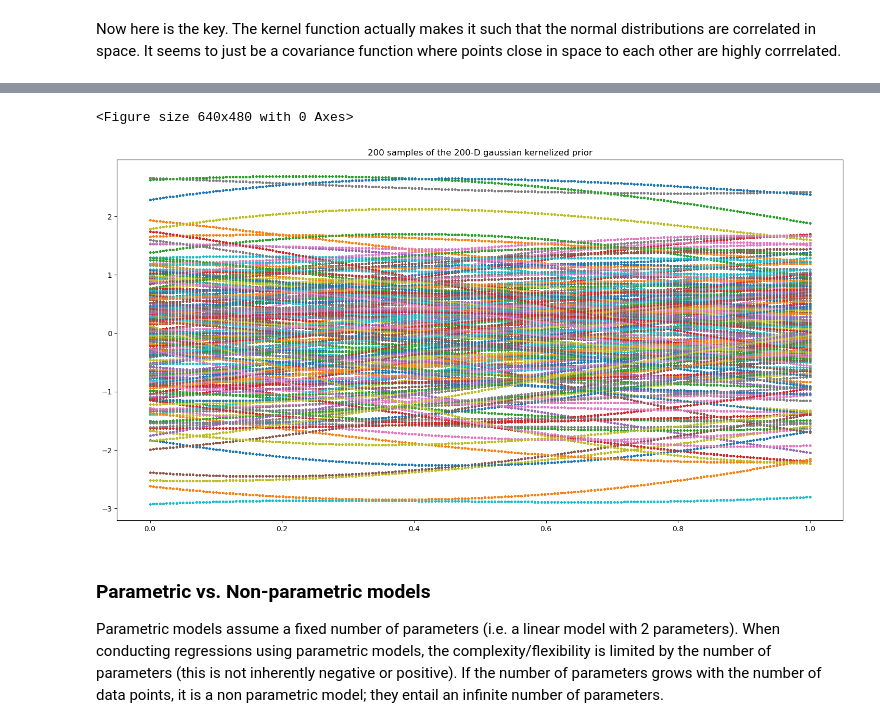
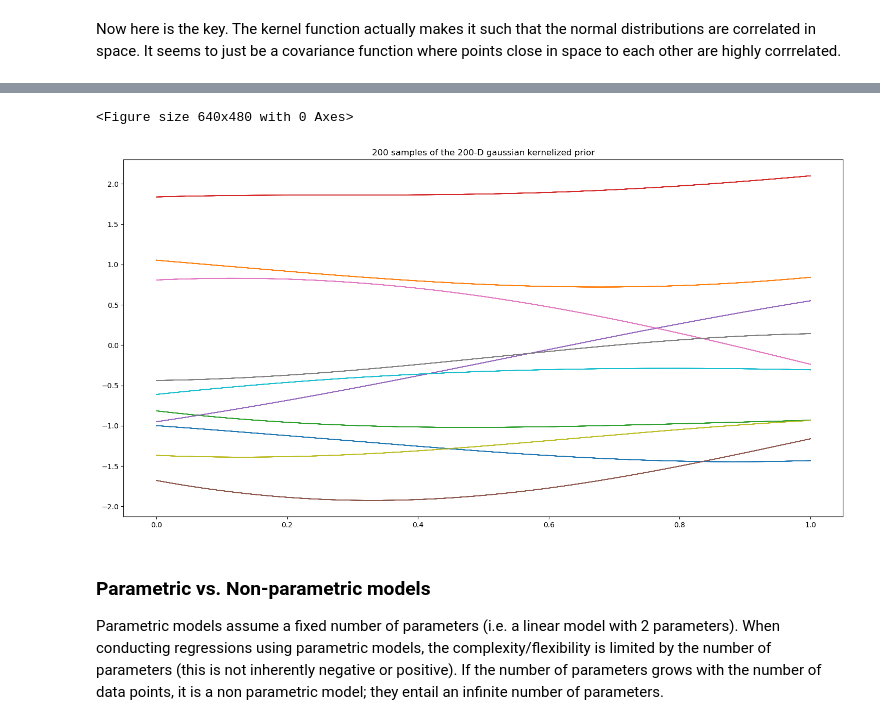
Before and after one commit to michaelmitch2002/param_est, a Jupyter notebook: gpr_tutorial.ipynb, the cells around one changed output, grey strips where cells are left out. Saved outputs shown, nothing was run; the diff lists cells and outputs as text; code cells hidden in the pictures.

```diff
--- a/gpr_tutorial.ipynb
+++ b/gpr_tutorial.ipynb
@@ -222,30 +222,30 @@ plt.show()
 # %%
-n = 200
-m = 200
+n = 500
+m = 10
 
 Xshow = np.linspace(0, 1, n).reshape(-1,1)
 
 K_ = kernel(Xshow, Xshow)                    # k(x_star, x_star)
 
 mean = np.zeros(n)
 cov = np.eye(n)
 
 f_prior = np.random.multivariate_normal(mean, K_, m).T
 
 plt.clf()
 #plt.plot(Xshow, f_prior, '-o')
 Xshow = np.linspace(0, 1, n).reshape(-1,1)   # n number test points in the range of (0, 1)
 
 plt.figure(figsize=(18,9))
 for i in range(m):
-    plt.plot(Xshow, f_prior, 'o', linewidth=1, markersize=2, markeredgewidth=1)
+    plt.plot(Xshow, f_prior, '-', linewidth=1, markersize=2, markeredgewidth=1)
 
 plt.title('200 samples of the 200-D gaussian kernelized prior')
 #plt.axis([0, 1, -3, 3])
 plt.show()
 # %% [output]
 <Figure size 640x480 with 0 Axes>
-[figure, old version]
+[figure, new version]
 # %% [markdown]
 ### Parametric vs. Non-parametric models
 
```
Also changed, not shown: parts of 13 cells of this notebook.
